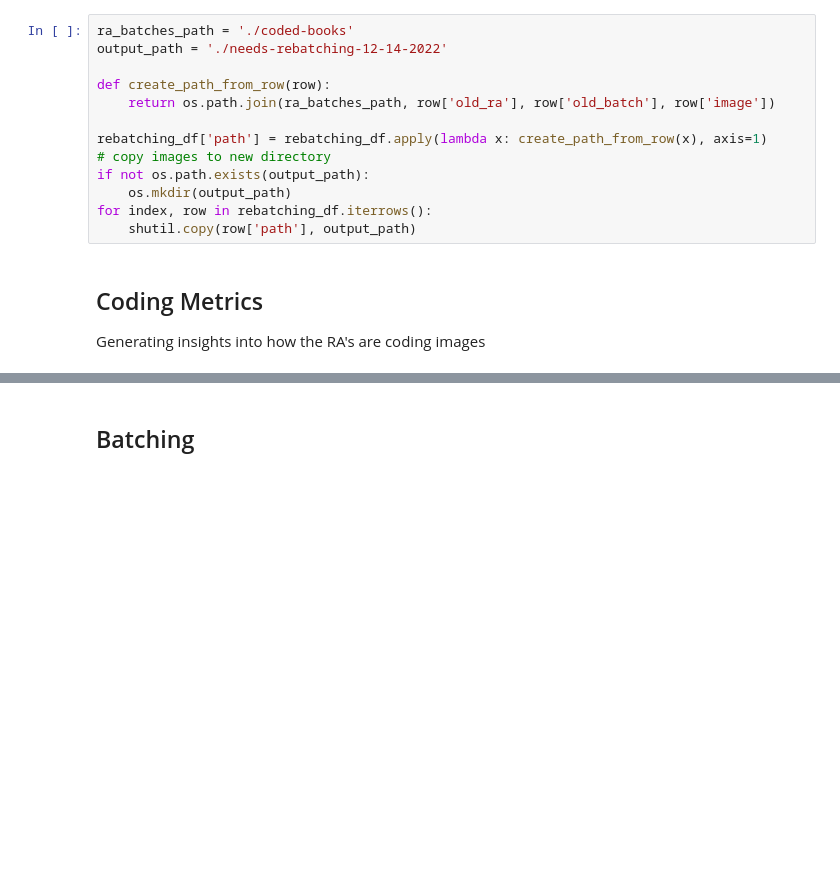
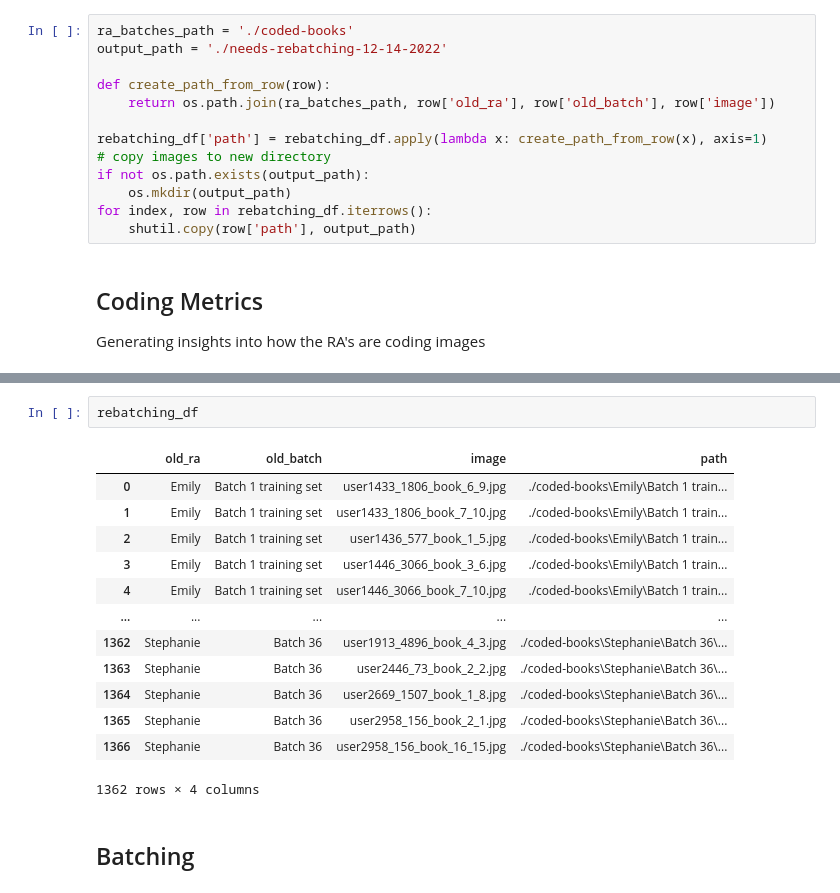
Before and after one commit to PrincetonSSPLab/bitmoji-project, a Jupyter notebook: rebatching/rebatching.ipynb, the cells around one changed output, grey strips where cells are left out. Cells and saved outputs as stored; diff of their text form; blank space fills up the shorter version.

```diff
--- a/rebatching/rebatching.ipynb
+++ b/rebatching/rebatching.ipynb
@@ -310,3 +373,19 @@ ax.tick_params(axis='y', labelsize=12)
+# %%
+rebatching_df
+# %% [output]
+|  | old_ra | old_batch | image | path |
+| 0 | Emily | Batch 1 training set | user1433_1806_book_6_9.jpg | ./coded-books\Emily\Batch 1 train... |
+| 1 | Emily | Batch 1 training set | user1433_1806_book_7_10.jpg | ./coded-books\Emily\Batch 1 train... |
+| 2 | Emily | Batch 1 training set | user1436_577_book_1_5.jpg | ./coded-books\Emily\Batch 1 train... |
+| 3 | Emily | Batch 1 training set | user1446_3066_book_3_6.jpg | ./coded-books\Emily\Batch 1 train... |
+| 4 | Emily | Batch 1 training set | user1446_3066_book_7_10.jpg | ./coded-books\Emily\Batch 1 train... |
+| ... | ... | ... | ... | ... |
+| 1362 | Stephanie | Batch 36 | user1913_4896_book_4_3.jpg | ./coded-books\Stephanie\Batch 36\... |
+| 1363 | Stephanie | Batch 36 | user2446_73_book_2_2.jpg | ./coded-books\Stephanie\Batch 36\... |
+| 1364 | Stephanie | Batch 36 | user2669_1507_book_1_8.jpg | ./coded-books\Stephanie\Batch 36\... |
+| 1365 | Stephanie | Batch 36 | user2958_156_book_2_1.jpg | ./coded-books\Stephanie\Batch 36\... |
+| 1366 | Stephanie | Batch 36 | user2958_156_book_16_15.jpg | ./coded-books\Stephanie\Batch 36\... |
+1362 rows × 4 columns
 # %% [markdown]
 ## Batching
 # %%
```
Also changed, not shown: parts of 8 cells of this notebook.
